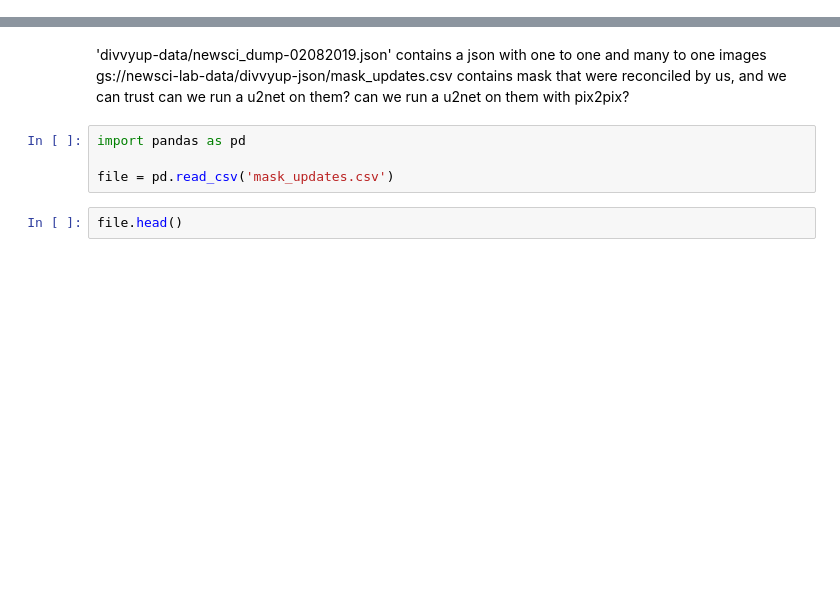
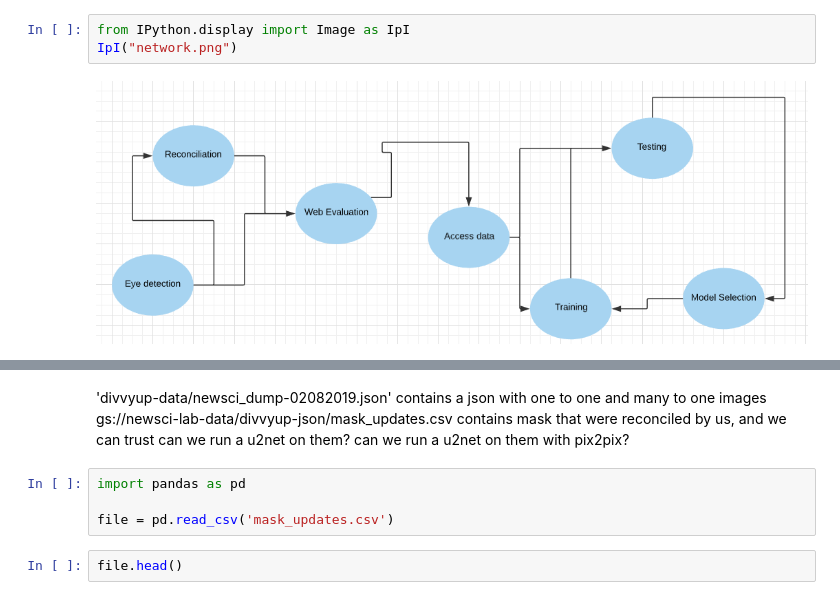
Before and after one commit to NewSciTLH/U-2-Net, a Jupyter notebook: notesdayperday.ipynb, the cells around one changed output, grey strips where cells are left out. Cells and saved outputs as stored; diff of their text form; blank space fills up the shorter version.

Commit message:
Network design

```diff
--- a/notesdayperday.ipynb
+++ b/notesdayperday.ipynb
@@ -0,0 +1,5 @@
+# %%
+from IPython.display import Image as IpI
+IpI("network.png")
+# %% [output]
+[figure, added]
```
Also changed, not shown: parts of 6 cells of this notebook, 2 other files.
